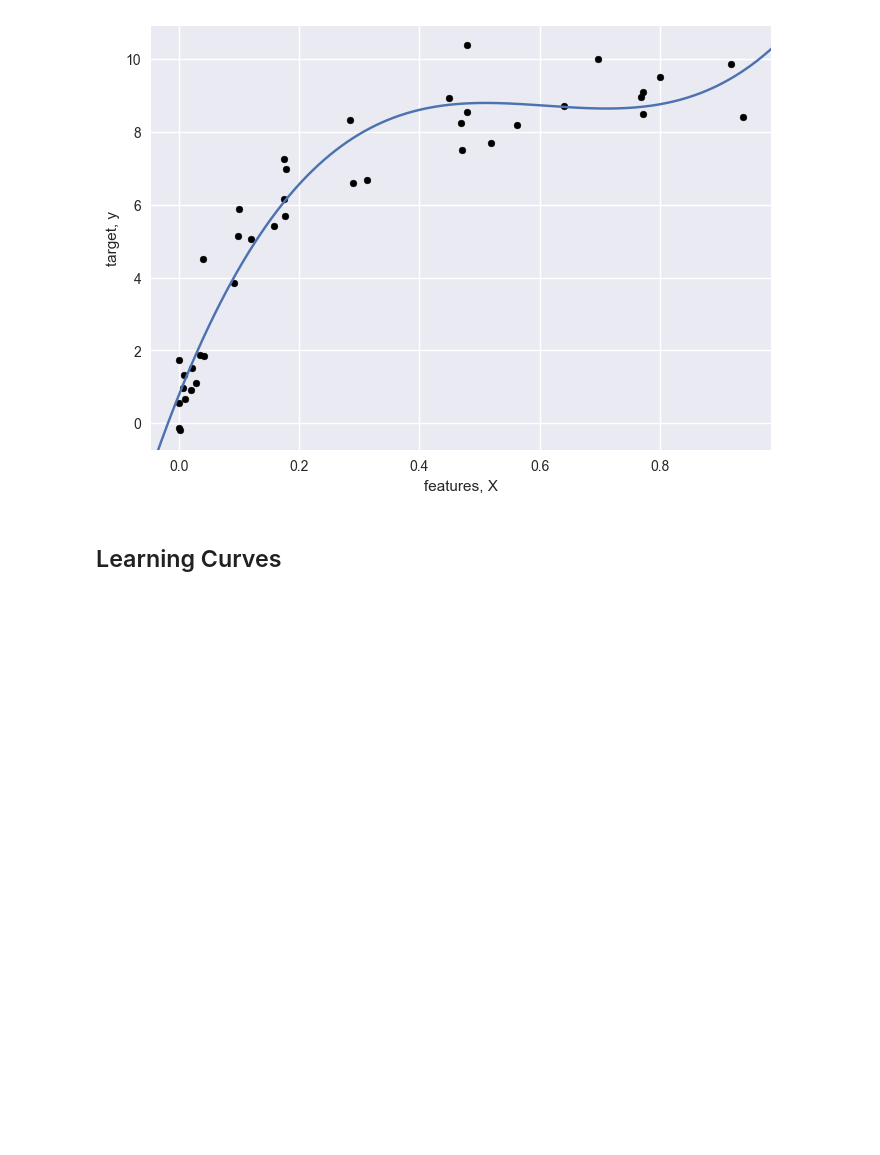
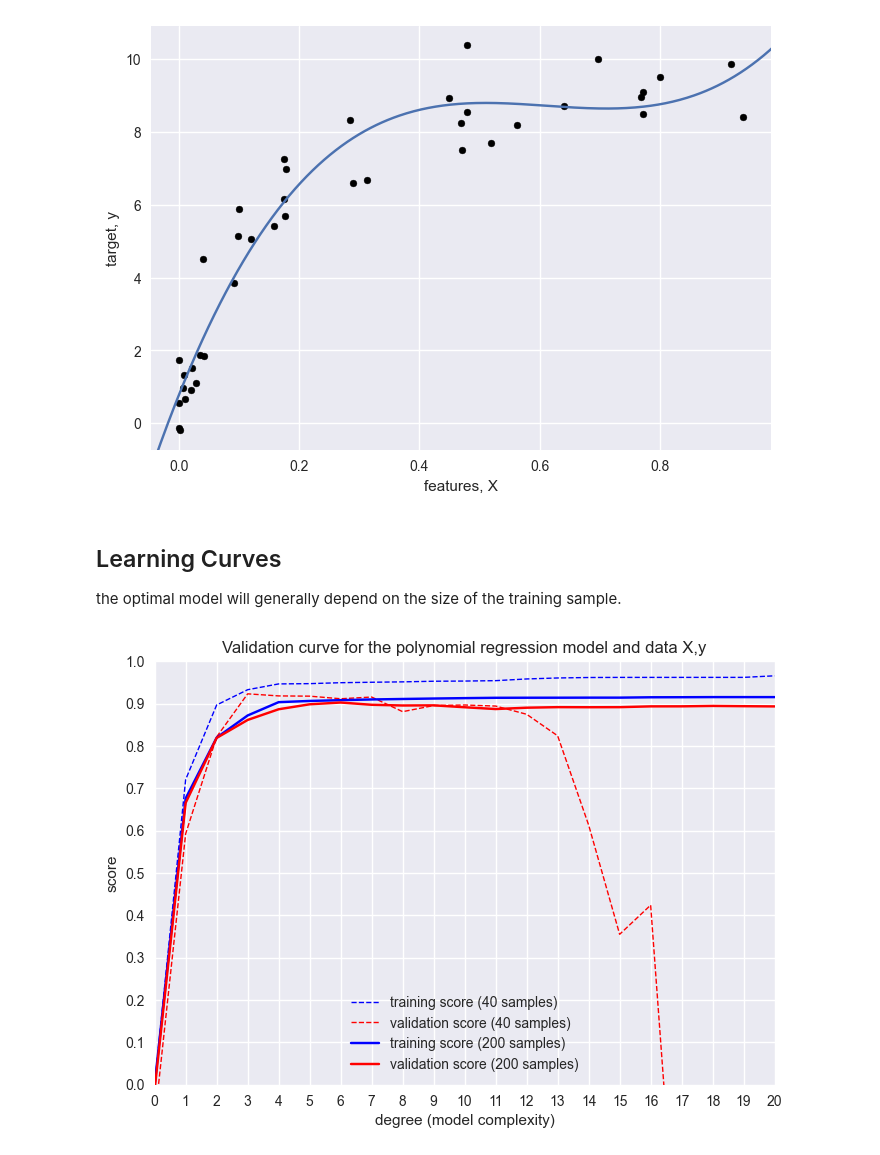
Before and after one commit to svd-jelo/IBM-Data-Science-Specialization, a Jupyter notebook: Course-9_Machine-Learning/notebooks/NB2_Hyperparameters-and-Model-Validation.ipynb, the cells around one changed output. Saved outputs shown, nothing was run; the diff lists cells and outputs as text; code cells hidden in the pictures; blank space fills up the shorter version.

```diff
--- a/Course-9_Machine-Learning/notebooks/NB2_Hyperparameters-and-Model-Validation.ipynb
+++ b/Course-9_Machine-Learning/notebooks/NB2_Hyperparameters-and-Model-Validation.ipynb
@@ -225,3 +228,29 @@ plt.show()
 [figure]
 # %% [markdown]
 ## Learning Curves
+the optimal model will generally depend on the size of the training sample.
+# %%
+X2, y2 = make_data(200)
+
+train_score2, val_score2 = validation_curve(
+    model, X2, y2,
+    param_name = 'features__degree',
+    param_range = degree,
+    cv = 7
+)
+
+plt.plot(degree, np.median(train_score, 1), color='blue', label='training score (40 samples)', ls='--', lw=1)
+plt.plot(degree, np.median(val_score, 1), color='red', label='validation score (40 samples)', ls='--', lw=1)
+plt.plot(degree, np.median(train_score2, 1), color='blue', label='training score (200 samples)')
+plt.plot(degree, np.median(val_score2, 1), color='red', label='validation score (200 samples)')
+plt.xlim(0,20)
+plt.ylim(0,1)
+plt.xticks(degree)
+plt.yticks(np.arange(0,1.1,0.1))
+plt.xlabel('degree (model complexity)')
+plt.ylabel('score')
+plt.title('Validation curve for the polynomial regression model and data X,y')
+plt.legend(loc='best')
+plt.show()
+# %% [output]
+[figure, added]
```
Also changed, not shown: parts of 7 cells of this notebook, 1 other file.
